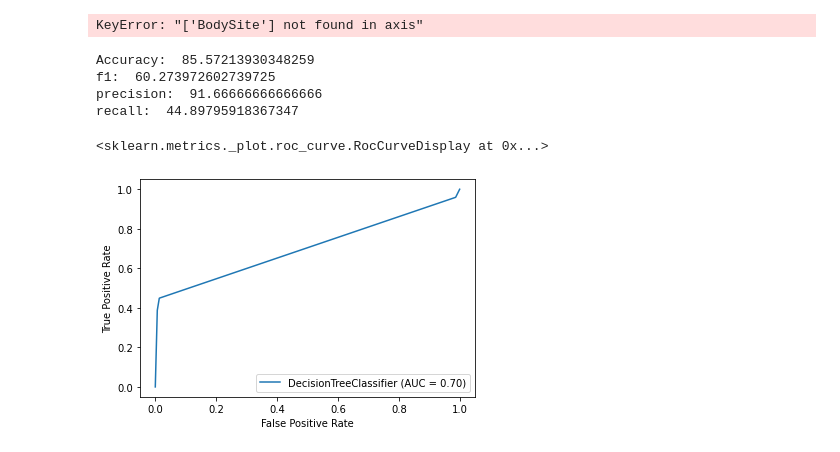
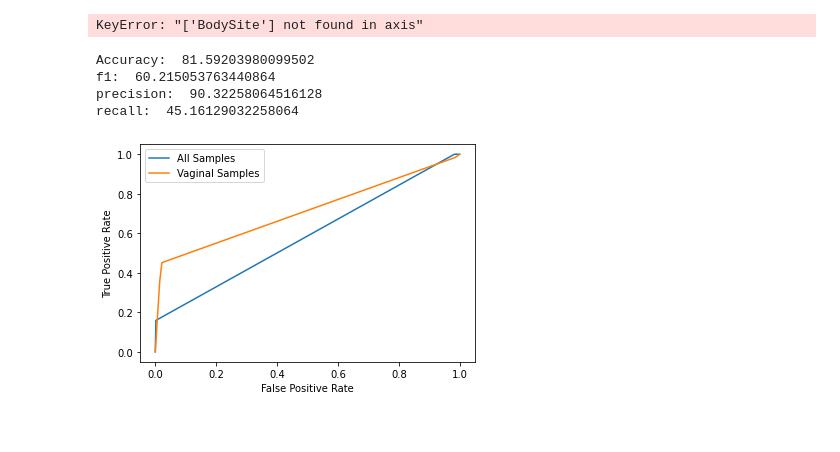
Before and after one commit to annabelng/microbiome, a Jupyter notebook: Training.ipynb, the cells around one changed output. Cells and saved outputs as stored; diff of their text form; code cells hidden in the pictures.

Commit message:
binary tree tuning

```diff
--- a/Training.ipynb
+++ b/Training.ipynb
@@ -154,51 +172,47 @@ Urine = body_group.get_group("Urine")
 vaginal_swab = vaginal_swab.drop(['BodySite'],axis=1)
 # %% [output]
 KeyError: "['BodySite'] not found in axis"
+# %%
+# splitting data
+X_vagina = vaginal_swab
+y_vagina = vaginal_label['Preterm']
+X_vagina_train, X_vagina_test, y_vagina_train, y_vagina_test = train_test_split(X_vagina, y_vagina, test_size=0.20)
 # %%
-# splitting data
-X = vaginal_swab
-y = vaginal_label['Preterm']
-X_train, X_test, y_train, y_test = train_test_split(X, y, test_size=0.20)
-
 # sklearn has these classifiers built in
 # We're going to import the decision tree classifier
 from sklearn.tree import DecisionTreeClassifier
 
 # This is where we set our machine learning algorithm type - Decision Tree
-dectree = DecisionTreeClassifier(random_state=0,max_depth = 5)
-dectree.fit(X_train,y_train.values.ravel())
+dectree2 = DecisionTreeClassifier(random_state=0,max_depth = 5)
+dectree2.fit(X_vagina_train,y_vagina_train.values.ravel())
 
 # Use the model to make predictions using our testing input data
-y_pred_dectree = dectree.predict(X_test)
+y_pred_dectree = dectree2.predict(X_vagina_test)
 
 # Calculate the accuracy of the model as a percent
-accuracy = metrics.accuracy_score(y_test, y_pred_dectree)
+accuracy = metrics.accuracy_score(y_vagina_test, y_pred_dectree)
 accuracy_percentage = 100 * accuracy
 print('Accuracy: ',accuracy_percentage)
 
 # Calculate the f1 of the model as a percent
-f1 = metrics.f1_score(y_test, y_pred_dectree)
+f1 = metrics.f1_score(y_vagina_test, y_pred_dectree)
 f1_percentage = 100 * f1
 print('f1: ',f1_percentage)
 
 # Calculate the precision of the model as a percent
-precision = metrics.precision_score(y_test, y_pred_dectree)
+precision = metrics.precision_score(y_vagina_test, y_pred_dectree)
 precision_percentage = 100 * precision
 print('precision: ',precision_percentage)
 
 # Calculate the recall of the model as a percent
-recall = metrics.recall_score(y_test, y_pred_dectree)
+recall = metrics.recall_score(y_vagina_test, y_pred_dectree)
 recall_percentage = 100 * recall
 print('recall: ',recall_percentage)
-
-metrics.plot_roc_curve(dectree, X_test, y_test)
 # %% [output]
-Accuracy:  85.57213930348259
-f1:  60.273972602739725
-precision:  91.66666666666666
-recall:  44.89795918367347
+Accuracy:  81.59203980099502
+f1:  60.215053763440864
+precision:  90.32258064516128
+recall:  45.16129032258064
-<sklearn.metrics._plot.roc_curve.RocCurveDisplay at 0x...>
-[figure, removed]
 # %%
 dot_data = tree.export_graphviz(dectree,out_file=None,feature_names=vaginal_swab.columns,class_names=['Not Preterm','Preterm'])
 graph = graphviz.Source(dot_data)
@@ -206,3 +220,13 @@ graph.render("image",view=True)
 f = open(basedir + "/figures/vaginaltree.txt","w+")
 f.write(dot_data)
 f.close()
+# %%
+from sklearn.metrics import plot_roc_curve
+
+classifiers = [dectree,dectree2]
+ax = plt.gca()
+plot_roc_curve(dectree, X_test, y_test, ax=ax, label = "All Samples")
+plot_roc_curve(dectree2, X_vagina_test, y_vagina_test, ax=ax, label = 'Vaginal Samples')
+leg = ax.legend()
+# %% [output]
+[figure, added]
```
Also changed, not shown: parts of 7 cells of this notebook, 4 other files.
